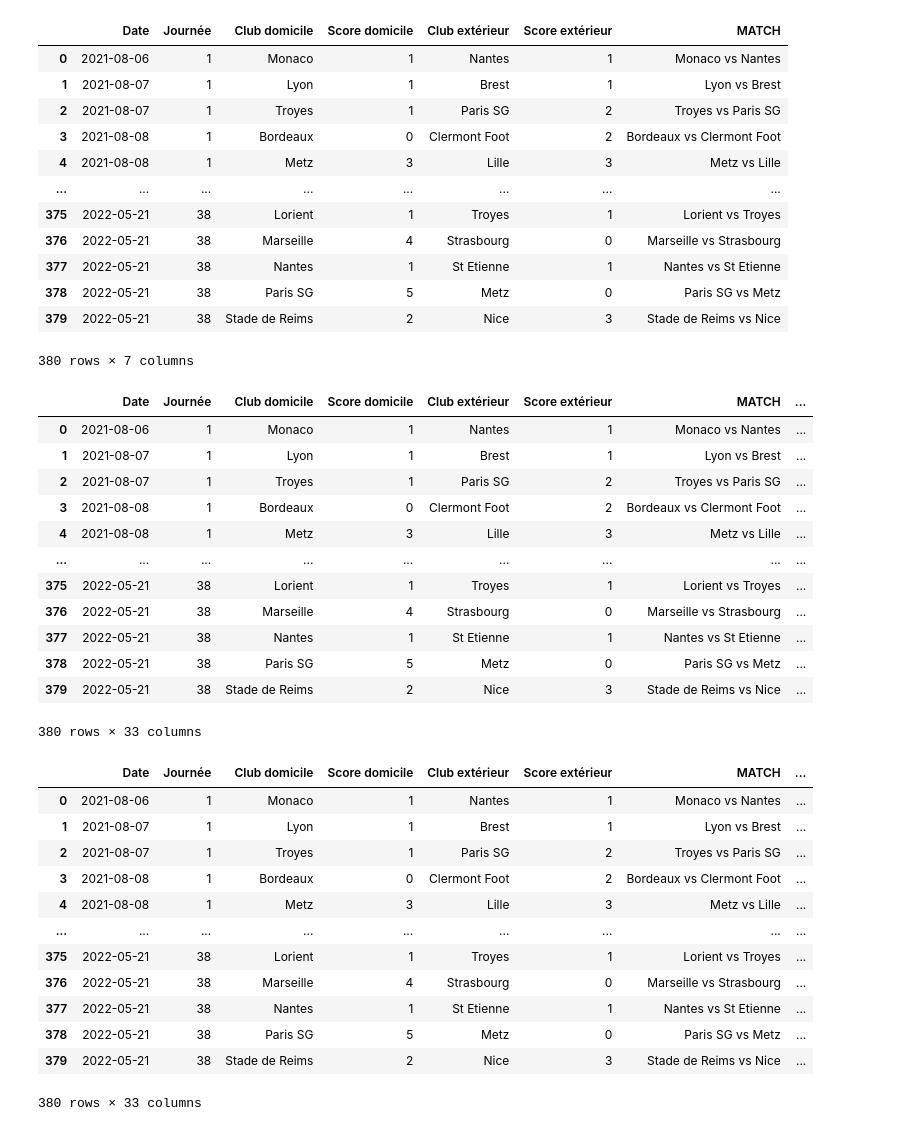
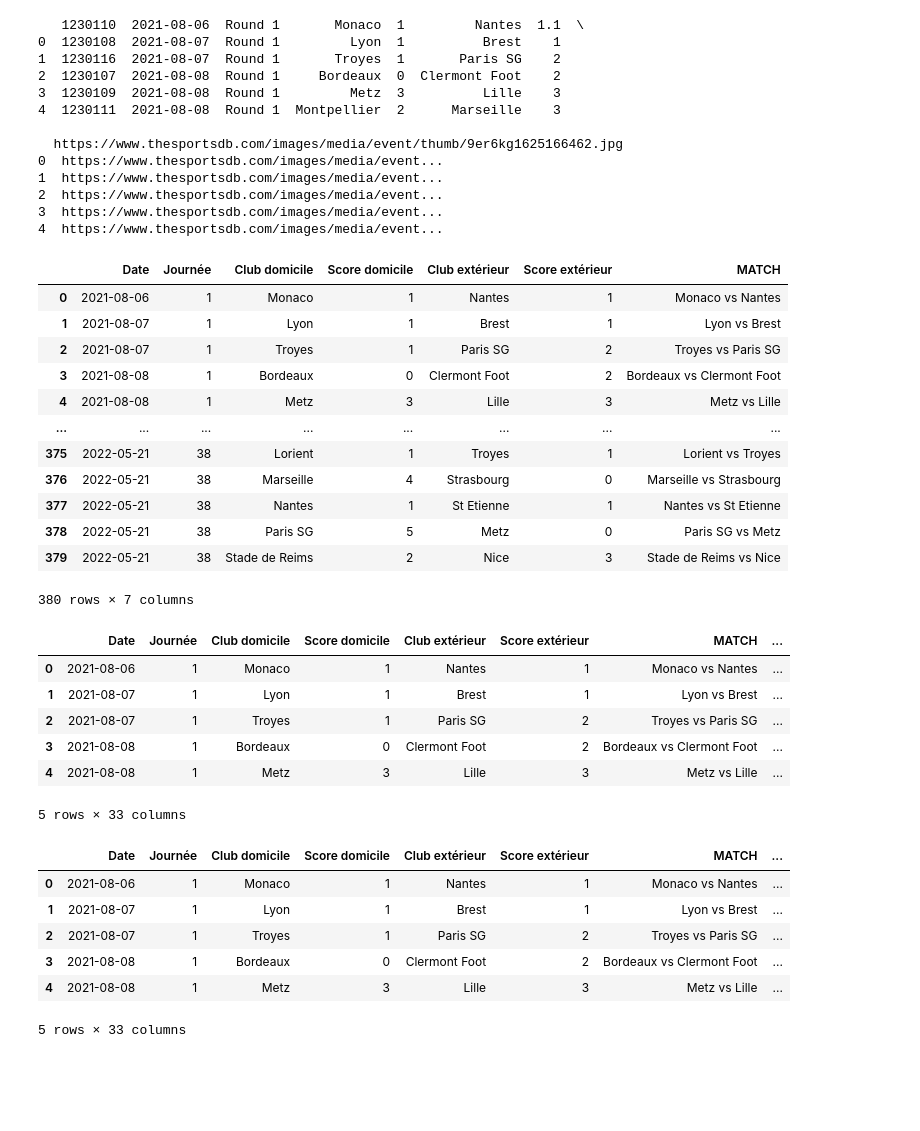
Before and after one commit to Donolef/Ligue_01, a Jupyter notebook: 02_Jupyter/Ligue_1.ipynb, the cells around one changed output. Cells and saved outputs as stored; diff of their text form; code cells hidden in the pictures; blank space fills up the shorter version.

```diff
--- a/02_Jupyter/Ligue_1.ipynb
+++ b/02_Jupyter/Ligue_1.ipynb
@@ -10,44 +33,58 @@ df_exterieur = pd.read_csv ('Stats_matchs_equipe_exterieur.csv')
 # %%
-df_resultats["MATCH"] = df_resultats["Club domicile"] + " vs " + df_resultats["Club extérieur"]
-df_resultats=df_resultats.drop(["IMG","ID"],axis=1)
-df_resultats['Journée'] = df_resultats['Journée'].str[6:]
-df_resultats
+print (df_resultats.head())
+## Besoin de mettre un titre aux colones
+## supprimer ID, supprimer lien IMG, récupérer uniquement le n° de la journée
+## concaténer les noms des clubs pour créer un ID match
 # %% [output]
-|  | Date | Journée | Club domicile | Score domicile | Club extérieur | Score extérieur | MATCH |
-| 0 | 2021-08-06 | 1 | Monaco | 1 | Nantes | 1 | Monaco vs Nantes |
-| 1 | 2021-08-07 | 1 | Lyon | 1 | Brest | 1 | Lyon vs Brest |
-| 2 | 2021-08-07 | 1 | Troyes | 1 | Paris SG | 2 | Troyes vs Paris SG |
-| 3 | 2021-08-08 | 1 | Bordeaux | 0 | Clermont Foot | 2 | Bordeaux vs Clermont Foot |
-| 4 | 2021-08-08 | 1 | Metz | 3 | Lille | 3 | Metz vs Lille |
-| ... | ... | ... | ... | ... | ... | ... | ... |
-| 375 | 2022-05-21 | 38 | Lorient | 1 | Troyes | 1 | Lorient vs Troyes |
-| 376 | 2022-05-21 | 38 | Marseille | 4 | Strasbourg | 0 | Marseille vs Strasbourg |
-| 377 | 2022-05-21 | 38 | Nantes | 1 | St Etienne | 1 | Nantes vs St Etienne |
-| 378 | 2022-05-21 | 38 | Paris SG | 5 | Metz | 0 | Paris SG vs Metz |
-| 379 | 2022-05-21 | 38 | Stade de Reims | 2 | Nice | 3 | Stade de Reims vs Nice |
-380 rows × 7 columns
+   1230110  2021-08-06  Round 1       Monaco  1         Nantes  1.1  \
+0  1230108  2021-08-07  Round 1         Lyon  1          Brest    1
+1  1230116  2021-08-07  Round 1       Troyes  1       Paris SG    2
+2  1230107  2021-08-08  Round 1     Bordeaux  0  Clermont Foot    2
+3  1230109  2021-08-08  Round 1         Metz  3          Lille    3
+4  1230111  2021-08-08  Round 1  Montpellier  2      Marseille    3
+
+  https://www.thesportsdb.com/images/media/event/thumb/9er6kg1625166462.jpg
+0  https://www.thesportsdb.com/images/media/event...
+1  https://www.thesportsdb.com/images/media/event...
+2  https://www.thesportsdb.com/images/media/event...
+3  https://www.thesportsdb.com/images/media/event...
+4  https://www.thesportsdb.com/images/media/event...
+# %%
+df_resultats = pd.read_csv ('Resultats_Matchs.csv', names=["ID", "Date", "Journée", "Club domicile", "Score domicile", "Club extérieur", "Score extérieur", "IMG"])
+df_resultats["MATCH"] = df_resultats["Club domicile"] + " vs " + df_resultats["Club extérieur"]
+df_resultats=df_resultats.drop(["IMG","ID"],axis=1)
+df_resultats['Journée'] = df_resultats['Journée'].str[6:]
+df_resultats
+# %% [output]
+|  | Date | Journée | Club domicile | Score domicile | Club extérieur | Score extérieur | MATCH |
+| 0 | 2021-08-06 | 1 | Monaco | 1 | Nantes | 1 | Monaco vs Nantes |
+| 1 | 2021-08-07 | 1 | Lyon | 1 | Brest | 1 | Lyon vs Brest |
+| 2 | 2021-08-07 | 1 | Troyes | 1 | Paris SG | 2 | Troyes vs Paris SG |
+| 3 | 2021-08-08 | 1 | Bordeaux | 0 | Clermont Foot | 2 | Bordeaux vs Clermont Foot |
+| 4 | 2021-08-08 | 1 | Metz | 3 | Lille | 3 | Metz vs Lille |
+| ... | ... | ... | ... | ... | ... | ... | ... |
+| 375 | 2022-05-21 | 38 | Lorient | 1 | Troyes | 1 | Lorient vs Troyes |
+| 376 | 2022-05-21 | 38 | Marseille | 4 | Strasbourg | 0 | Marseille vs Strasbourg |
+| 377 | 2022-05-21 | 38 | Nantes | 1 | St Etienne | 1 | Nantes vs St Etienne |
+| 378 | 2022-05-21 | 38 | Paris SG | 5 | Metz | 0 | Paris SG vs Metz |
+| 379 | 2022-05-21 | 38 | Stade de Reims | 2 | Nice | 3 | Stade de Reims vs Nice |
+380 rows × 7 columns
 # %%
 df_resultats_stats_dom=df_resultats.merge(jonction_domicile, how='left').merge(jonction_exterieur, how='left').merge(df_domicile, how='left').merge(df_exterieur, how='left')
 df_resultats_stats_dom["ID CLUB-MATCH"] = df_resultats_stats_dom["Club domicile"] + df_resultats_stats_dom["Journée"]
-df_resultats_stats_dom
+df_resultats_stats_dom.head()
 # %% [output]
 |  | Date | Journée | Club domicile | Score domicile | Club extérieur | Score extérieur | MATCH | ... |
 | 0 | 2021-08-06 | 1 | Monaco | 1 | Nantes | 1 | Monaco vs Nantes | ... |
 | 1 | 2021-08-07 | 1 | Lyon | 1 | Brest | 1 | Lyon vs Brest | ... |
 | 2 | 2021-08-07 | 1 | Troyes | 1 | Paris SG | 2 | Troyes vs Paris SG | ... |
 | 3 | 2021-08-08 | 1 | Bordeaux | 0 | Clermont Foot | 2 | Bordeaux vs Clermont Foot | ... |
 | 4 | 2021-08-08 | 1 | Metz | 3 | Lille | 3 | Metz vs Lille | ... |
-| ... | ... | ... | ... | ... | ... | ... | ... | ... |
-| 375 | 2022-05-21 | 38 | Lorient | 1 | Troyes | 1 | Lorient vs Troyes | ... |
-| 376 | 2022-05-21 | 38 | Marseille | 4 | Strasbourg | 0 | Marseille vs Strasbourg | ... |
-| 377 | 2022-05-21 | 38 | Nantes | 1 | St Etienne | 1 | Nantes vs St Etienne | ... |
-| 378 | 2022-05-21 | 38 | Paris SG | 5 | Metz | 0 | Paris SG vs Metz | ... |
-| 379 | 2022-05-21 | 38 | Stade de Reims | 2 | Nice | 3 | Stade de Reims vs Nice | ... |
-380 rows × 33 columns
+5 rows × 33 columns
 # %%
 df_resultats_stats_ext=df_resultats.merge(jonction_domicile, how='left').merge(jonction_exterieur, how='left').merge(df_domicile, how='left').merge(df_exterieur, how='left')
 df_resultats_stats_ext["ID CLUB-MATCH"] = df_resultats_stats_dom["Club extérieur"] + df_resultats_stats_ext["Journée"]
-df_resultats_stats_ext
+df_resultats_stats_ext.head()
 # %% [output]
 |  | Date | Journée | Club domicile | Score domicile | Club extérieur | Score extérieur | MATCH | ... |
 | 0 | 2021-08-06 | 1 | Monaco | 1 | Nantes | 1 | Monaco vs Nantes | ... |
@@ -55,12 +92,6 @@ df_resultats_stats_ext
 | 2 | 2021-08-07 | 1 | Troyes | 1 | Paris SG | 2 | Troyes vs Paris SG | ... |
 | 3 | 2021-08-08 | 1 | Bordeaux | 0 | Clermont Foot | 2 | Bordeaux vs Clermont Foot | ... |
 | 4 | 2021-08-08 | 1 | Metz | 3 | Lille | 3 | Metz vs Lille | ... |
-| ... | ... | ... | ... | ... | ... | ... | ... | ... |
-| 375 | 2022-05-21 | 38 | Lorient | 1 | Troyes | 1 | Lorient vs Troyes | ... |
-| 376 | 2022-05-21 | 38 | Marseille | 4 | Strasbourg | 0 | Marseille vs Strasbourg | ... |
-| 377 | 2022-05-21 | 38 | Nantes | 1 | St Etienne | 1 | Nantes vs St Etienne | ... |
-| 378 | 2022-05-21 | 38 | Paris SG | 5 | Metz | 0 | Paris SG vs Metz | ... |
-| 379 | 2022-05-21 | 38 | Stade de Reims | 2 | Nice | 3 | Stade de Reims vs Nice | ... |
-380 rows × 33 columns
+5 rows × 33 columns
 # %%
 df_resultats_stats=df_resultats_stats_dom.append(df_resultats_stats_ext)
```
Also changed, not shown: parts of 5 cells of this notebook.
